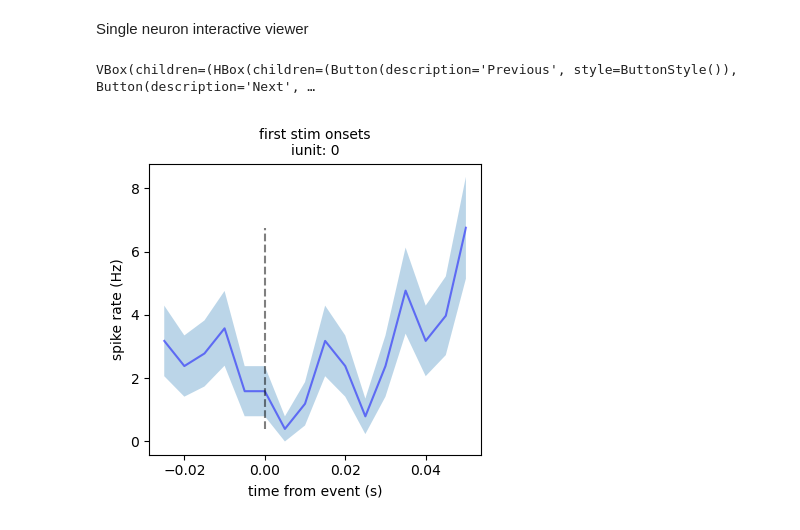
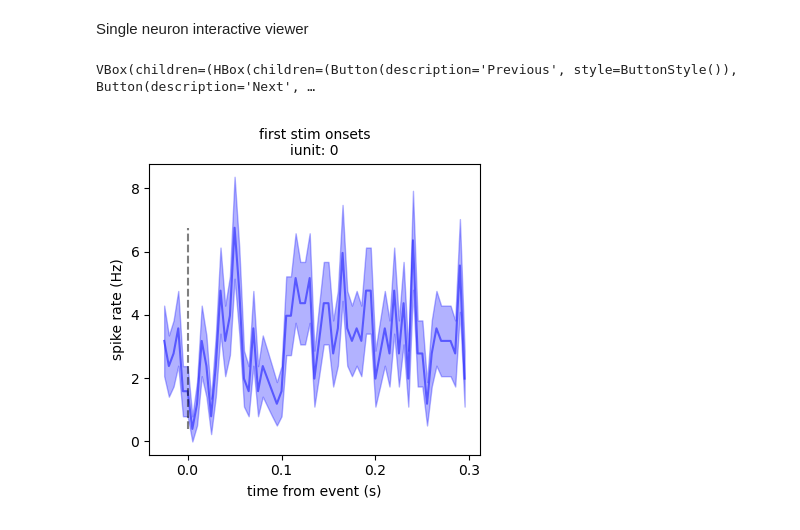
Before and after one commit to rojasgabriel/ephys, a Jupyter notebook: ephys_analysis_prototyping.ipynb, the cells around one changed output. Cells and saved outputs as stored; diff of their text form; code cells hidden in the pictures.

```diff
--- a/ephys_analysis_prototyping.ipynb
+++ b/ephys_analysis_prototyping.ipynb
@@ -48,17 +50,25 @@ ii = np.where(np.diff(analog_signal>amp_threshold)==1)[0]
 stim_ts = t[ii[np.diff(np.hstack([0,ii]))>time_threshold*srate]]
 del amp_threshold, time_threshold, ii
 
+# for accesing trial by trial information such as first stim onset and trial outcome
+stim_ts_per_trial = pd.DataFrame()
 first_stim_ts = [] #first in each trial
 for ti in range(len(corrected_onsets[2]) - 1):
     start_time = corrected_onsets[2][ti] / srate
     end_time = corrected_onsets[2][ti + 1] / srate
     events_in_interval = stim_ts[(stim_ts > start_time) & (stim_ts < end_time)]
+    first_stim_ts = np.nan
+    if len(events_in_interval) > 0:
+        first_stim_ts = events_in_interval[0]
 
-    if len(events_in_interval) > 0:
-        first_stim_ts.append(events_in_interval[0])
-    else:
-        first_stim_ts.append(np.nan)
-first_stim_ts = np.array(first_stim_ts)
+    stim_ts_per_trial = pd.concat([stim_ts_per_trial, pd.DataFrame({
+        "trial_index": [ti],
+        "trial_rate": [len(behavior_data.stimulus_event_timestamps[ti])],
+        "detected_events": [len(events_in_interval)],
+        "stim_ts": [events_in_interval],
+        "first_stim_ts": [first_stim_ts],
+        "trial_outcome": [behavior_data.outcome_record[ti]]
+    })], ignore_index=True)
 
 del ti, start_time, end_time, events_in_interval
 # %% [markdown]
@@ -104,18 +213,20 @@ Single neuron interactive viewer
 # %%
 from viz import individual_psth_viewer
 
 binwidth_ms = 5
 tpre = 0.025
-tpost = 0.055
+tpost = 0.3
+
+# single_unit_timestamps = get_cluster_spike_times(spike_times = st, spike_clusters = sc, good_unit_ids = good_unit_ids)
 
 plt.figure(figsize=(4, 4))
-individual_psth_viewer(event_times = first_stim_ts,
+individual_psth_viewer(event_times = stim_ts_per_trial.first_stim_ts,
                        single_unit_timestamps = single_unit_timestamps,
                        pre_seconds = tpre,
                        post_seconds = tpost,
                        binwidth_ms = binwidth_ms,
-                       save_dir = Path('home/gabriel/lib/lab-projects/ephys/figures/'),
+                       save_dir = Path('/home/gabriel/lib/lab-projects/ephys/figures/'),
                        fig_title = 'first stim onsets')
 # %% [output]
 VBox(children=(HBox(children=(Button(description='Previous', style=ButtonStyle()), Button(description='Next', …
-[figure, old version]
+[figure, new version]
```
Also changed, not shown: parts of 10 cells of this notebook, 2 other files.
